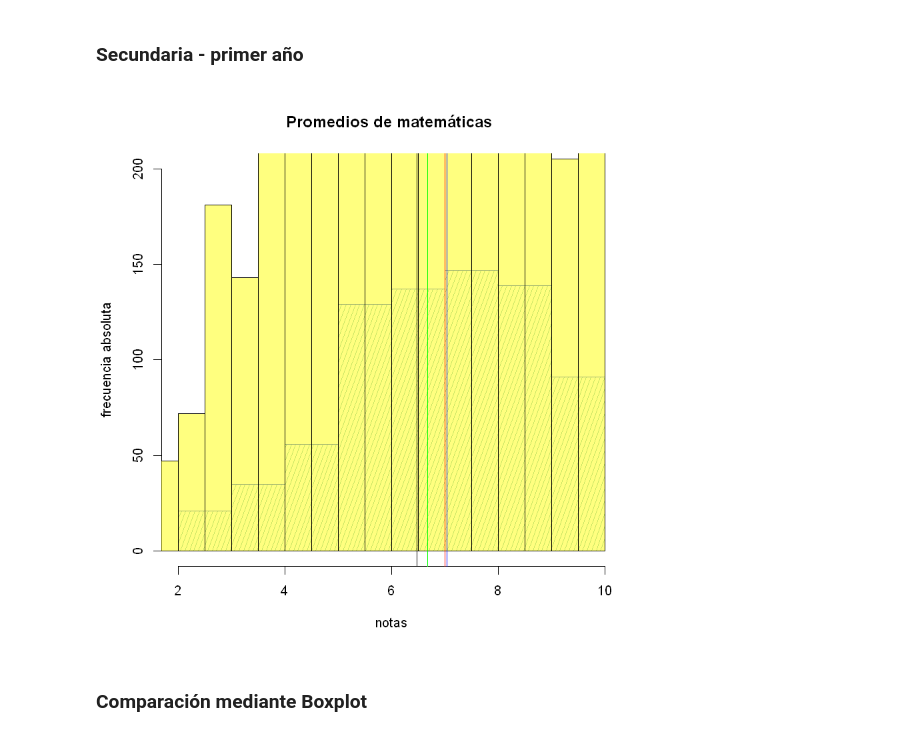
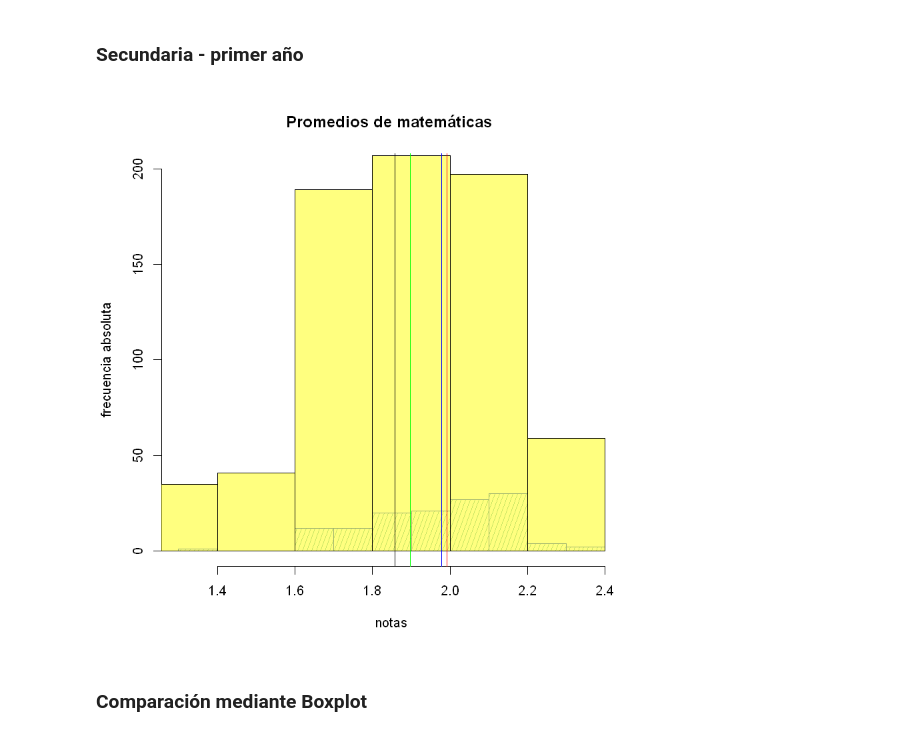
Before and after one commit to Nefertumm/EDM_2023, a Jupyter notebook: Dataset_escuelas/TP2.ipynb, the cells around one changed output. Saved outputs shown, nothing was run; the diff lists cells and outputs as text; code cells hidden in the pictures.

```diff
--- a/Dataset_escuelas/TP2.ipynb
+++ b/Dataset_escuelas/TP2.ipynb
@@ -508,26 +682,26 @@ ncol=2, nrow=2)
 # %% [markdown]
 ### Secundaria - primer año
 # %%
-secundarsecundaria_Mat_1<-filter(dataset_mas_limpio, AñoCursado == 1 & asignatura=="MATEMATICA" & Modalidad == "Secundaria")
+secundaria_Mat_1<-filter(dataset_mas_limpio, AñoCursado == 1 & asignatura=="MATEMATICA" & Modalidad == "Secundaria")
 # %%
 #Comparación bivariada usando Histogramas Superpuestos
 
 x <- filter(secundaria_Mat_1,EsPrivada==TRUE)$Promedio # Primer grupo
 y <- filter(secundaria_Mat_1,EsPrivada==FALSE)$Promedio
-hist(x, col="paleturquoise3",border="royalblue",breaks = "Sturges", ylim = c(0, 200),
+hist(log(x), col="paleturquoise3",border="royalblue",breaks = "Sturges", ylim = c(0, 200),
      density=20,angle=70, xlab="notas", ylab="frecuencia absoluta", main="Promedios de matemáticas ")
-hist(y, add = TRUE, col = rgb(1, 1, 0, alpha = 0.5))
+hist(log(y), add = TRUE, col = rgb(1, 1, 0, alpha = 0.5))
 
-mean_x <- mean(x,na.rm=TRUE)
-med_x <- median(x,na.rm=TRUE)
-mean_y <- mean(y,na.rm=TRUE)
-med_y <- median(y,na.rm=TRUE)
+mean_x <- mean(log(x),na.rm=TRUE)
+med_x <- median(log(x),na.rm=TRUE)
+mean_y <- mean(log(y),na.rm=TRUE)
+med_y <- median(log(y),na.rm=TRUE)
 abline(v = mean_x, col = 'blue')
 abline(v = med_x, col = 'red')
 abline(v = mean_y, col = 'black')
 abline(v = med_y, col = 'green')
 # %% [output]
-[figure, old version]
+[figure, new version]
 # %% [markdown]
 ### Comparación mediante Boxplot
 # %%
```
Also changed, not shown: parts of 39 cells of this notebook.
